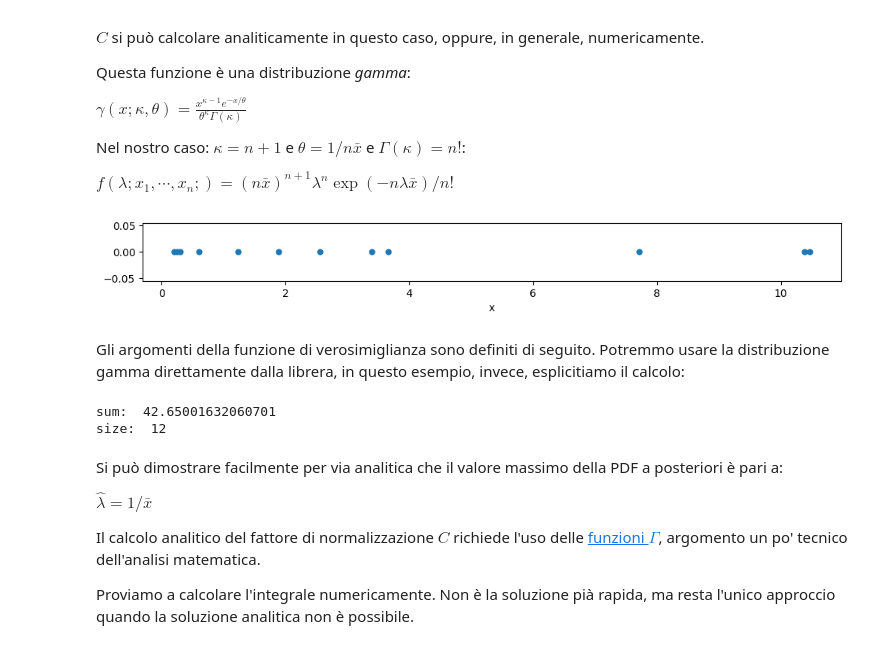
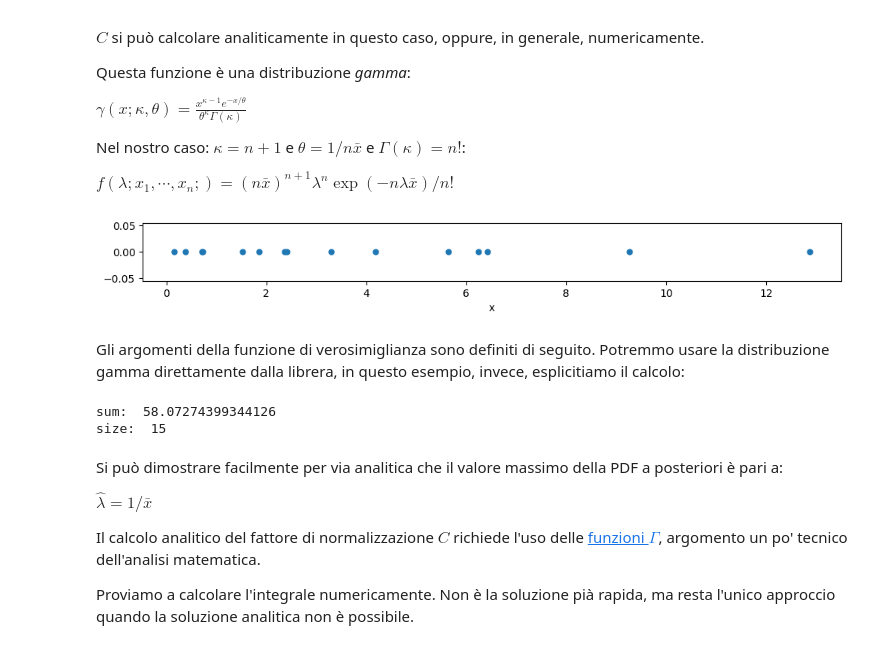
Before and after one commit to lucalista/analisi-dati-2025, a Jupyter notebook: 12.01.00__Misure_ripetute_e_inferenza_bayesiana.ipynb, the cells around one changed output. Saved outputs shown, nothing was run; the diff lists cells and outputs as text; code cells hidden in the pictures.

```diff
--- a/12.01.00__Misure_ripetute_e_inferenza_bayesiana.ipynb
+++ b/12.01.00__Misure_ripetute_e_inferenza_bayesiana.ipynb
@@ -168,13 +169,13 @@ $\displaystyle f(\lambda; x_1, \cdots, x_n;)
 # %%
 from scipy.stats import expon
 lam = 0.4
-x_obs = expon.rvs(scale=1/lam, size=12)
+x_obs = expon.rvs(scale=1/lam, size=15)
 plt.figure(figsize=(12, 1))
 plt.plot(x_obs, np.zeros(len(x_obs)), '.', markersize=10)
 plt.xlabel('x')
 plt.show()
 # %% [output]
-[figure, old version]
+[figure, new version]
 # %% [markdown]
 Gli argomenti della funzione di verosimiglianza sono definiti di seguito. Potremmo usare la distribuzione gamma direttamente dalla librera, in questo esempio, invece, esplicitiamo il calcolo:
 # %%
@@ -183,5 +184,5 @@ x_size = len(x_obs)
 print("sum: ", x_sum)
 print("size: ", x_size)
 # %% [output]
-sum:  42.65001632060701
-size:  12
+sum:  58.07274399344126
+size:  15
```
Also changed, not shown: parts of 18 cells of this notebook, 4 other files.
